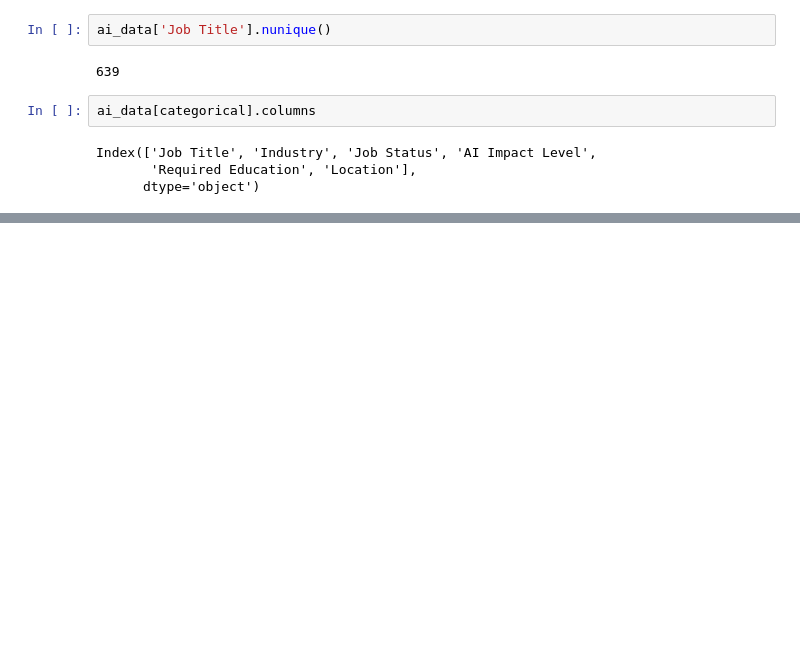
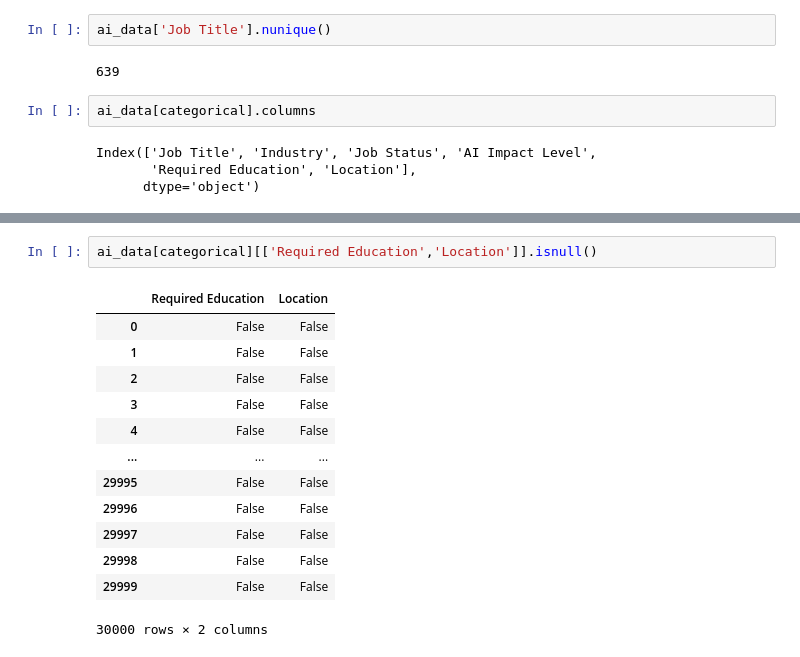
Before and after one commit to AJ0043/AI-Future-of-Jobs-Intelligence-Platform, a Jupyter notebook: AI_Adoption_&_Growth_Analysis.ipynb, the cells around one changed output, grey strips where cells are left out. Cells and saved outputs as stored; diff of their text form; blank space fills up the shorter version.

```diff
--- a/AI_Adoption_&_Growth_Analysis.ipynb
+++ b/AI_Adoption_&_Growth_Analysis.ipynb
@@ -933,0 +1193,16 @@ Now
+# %%
+ai_data[categorical][['Required Education','Location']].isnull()
+# %% [output]
+|  | Required Education | Location |
+| 0 | False | False |
+| 1 | False | False |
+| 2 | False | False |
+| 3 | False | False |
+| 4 | False | False |
+| ... | ... | ... |
+| 29995 | False | False |
+| 29996 | False | False |
+| 29997 | False | False |
+| 29998 | False | False |
+| 29999 | False | False |
+30000 rows × 2 columns
```
Also changed, not shown: parts of 38 cells of this notebook.
